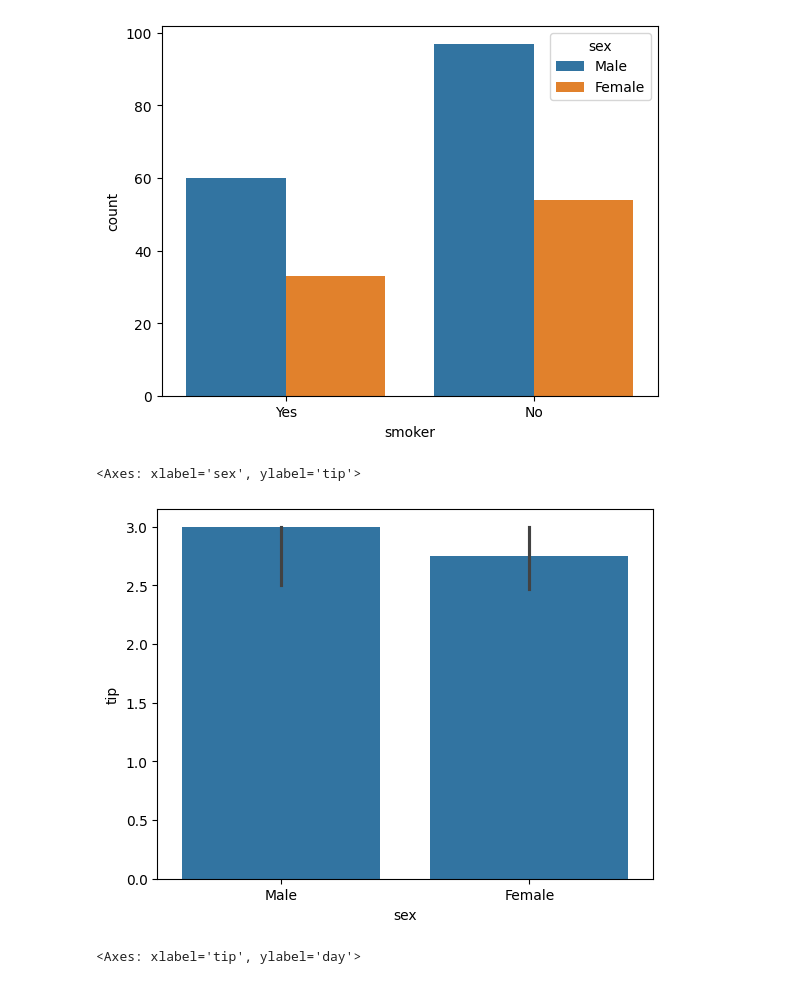
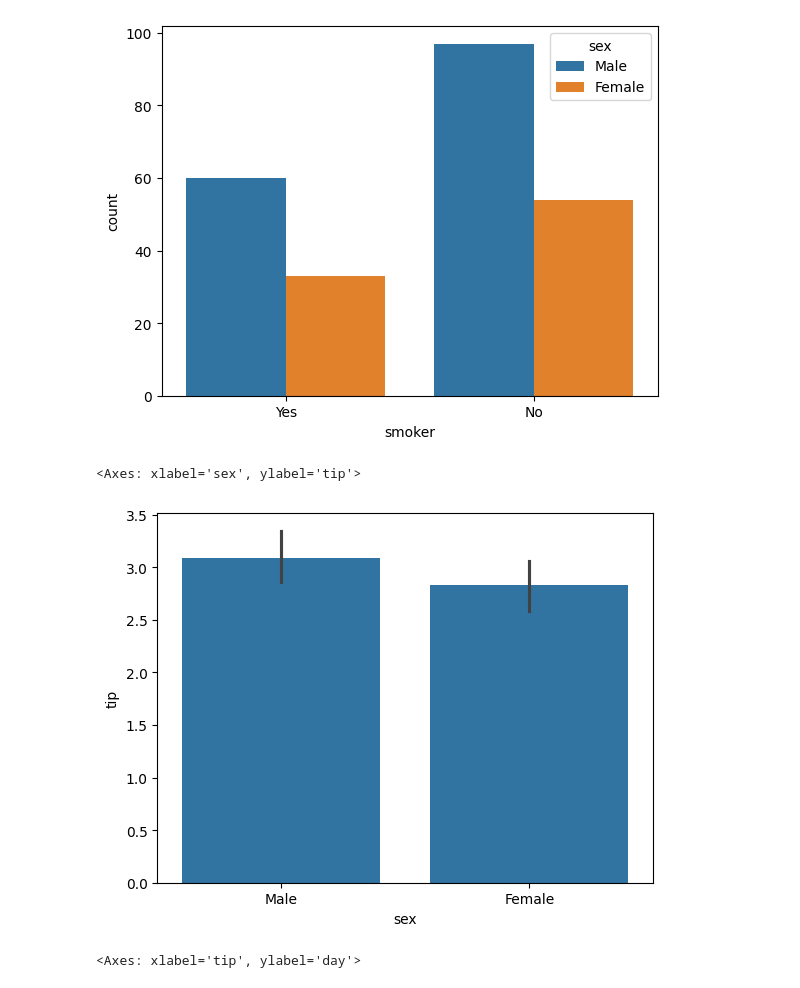
Before and after one commit to Prashanthjn/Data-Science, a Jupyter notebook: matplot_and_seaborn/seaborn_categorical_data.ipynb, the cells around one changed output. Cells and saved outputs as stored; diff of their text form; code cells hidden in the pictures.

```diff
--- a/matplot_and_seaborn/seaborn_categorical_data.ipynb
+++ b/matplot_and_seaborn/seaborn_categorical_data.ipynb
@@ -27,10 +27,10 @@ sns.countplot(x=df['smoker'],hue=df['sex'])
 <Axes: xlabel='smoker', ylabel='count'>
 [figure]
 # %%
-sns.barplot(x=df['sex'],y=df['tip'],estimator=np.median) #shows the mean as default estimator
+sns.barplot(x=df['sex'],y=df['tip'],estimator= np.mean) #shows the mean as default estimator
 # %% [output]
 <Axes: xlabel='sex', ylabel='tip'>
-[figure, old version]
+[figure, new version]
 # %%
 sns.boxplot(x=df['tip'],y=df['day'])   #x takes the qualitative value and y takes quantitative
 # %% [output]
```
Also changed, not shown: 3 other files.
